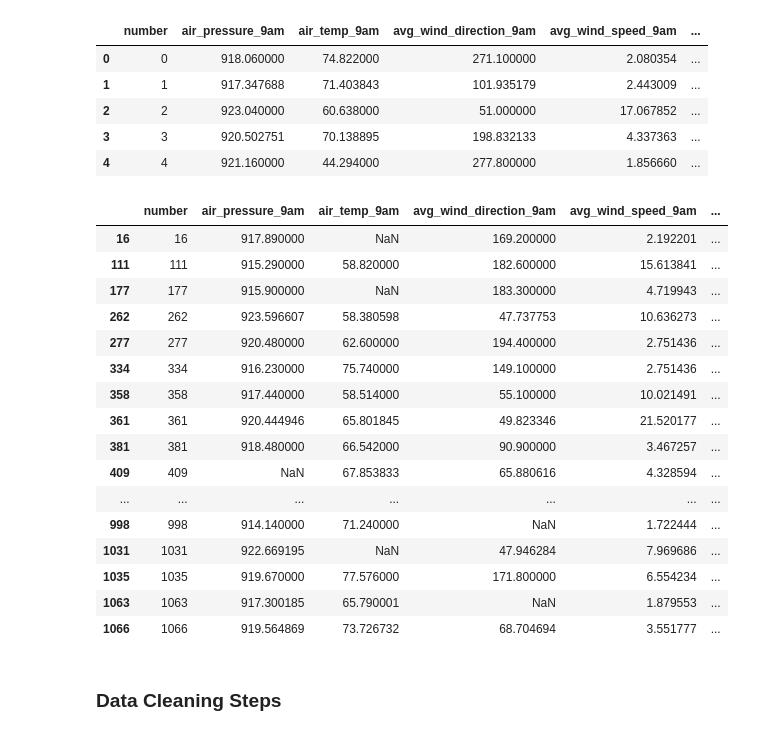
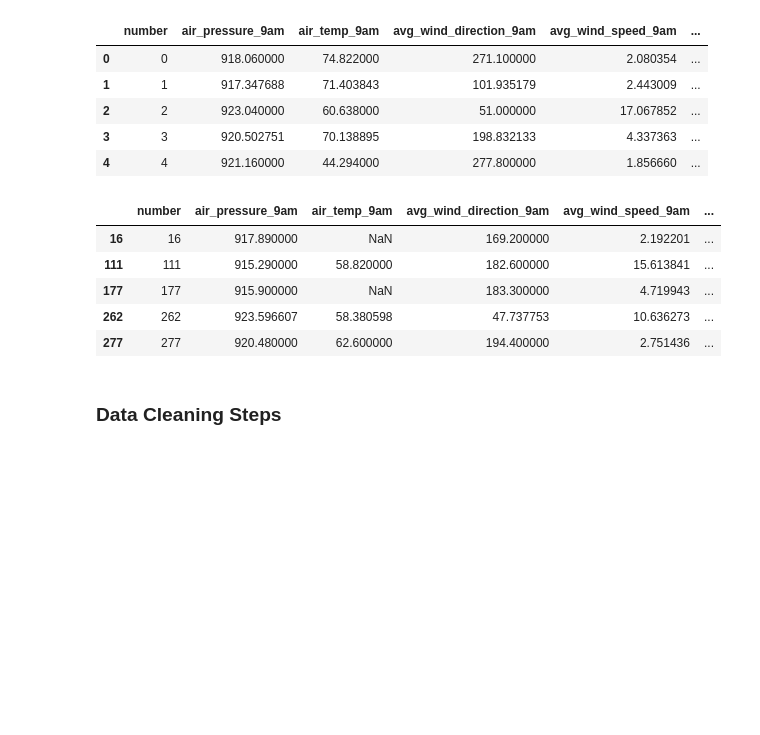
Before and after one commit to mrnlklta/Data-Science, a Jupyter notebook: Classification of Weather Data using DecisionTreeClassifier/Classification of Weather Data using DecisionTreeClassifier.ipynb, the cells around one changed output. Cells and saved outputs as stored; diff of their text form; code cells hidden in the pictures; blank space fills up the shorter version.

```diff
--- a/Classification of Weather Data using DecisionTreeClassifier/Classification of Weather Data using DecisionTreeClassifier.ipynb
+++ b/Classification of Weather Data using DecisionTreeClassifier/Classification of Weather Data using DecisionTreeClassifier.ipynb
@@ -53,25 +54,14 @@ data.head()
 | 3 | 3 | 920.502751 | 70.138895 | 198.832133 | 4.337363 | ... |
 | 4 | 4 | 921.160000 | 44.294000 | 277.800000 | 1.856660 | ... |
 # %%
-data[data.isnull().any(axis=1)]
+data[data.isnull().any(axis=1)].head()
 # %% [output]
 |  | number | air_pressure_9am | air_temp_9am | avg_wind_direction_9am | avg_wind_speed_9am | ... |
 | 16 | 16 | 917.890000 | NaN | 169.200000 | 2.192201 | ... |
 | 111 | 111 | 915.290000 | 58.820000 | 182.600000 | 15.613841 | ... |
 | 177 | 177 | 915.900000 | NaN | 183.300000 | 4.719943 | ... |
 | 262 | 262 | 923.596607 | 58.380598 | 47.737753 | 10.636273 | ... |
 | 277 | 277 | 920.480000 | 62.600000 | 194.400000 | 2.751436 | ... |
-| 334 | 334 | 916.230000 | 75.740000 | 149.100000 | 2.751436 | ... |
-| 358 | 358 | 917.440000 | 58.514000 | 55.100000 | 10.021491 | ... |
-| 361 | 361 | 920.444946 | 65.801845 | 49.823346 | 21.520177 | ... |
-| 381 | 381 | 918.480000 | 66.542000 | 90.900000 | 3.467257 | ... |
-| 409 | 409 | NaN | 67.853833 | 65.880616 | 4.328594 | ... |
-| ... | ... | ... | ... | ... | ... | ... |
-| 998 | 998 | 914.140000 | 71.240000 | NaN | 1.722444 | ... |
-| 1031 | 1031 | 922.669195 | NaN | 47.946284 | 7.969686 | ... |
-| 1035 | 1035 | 919.670000 | 77.576000 | 171.800000 | 6.554234 | ... |
-| 1063 | 1063 | 917.300185 | 65.790001 | NaN | 1.879553 | ... |
-| 1066 | 1066 | 919.564869 | 73.726732 | 68.704694 | 3.551777 | ... |
 # %% [markdown]
 ### Data Cleaning Steps
 # %% [markdown]
```
Also changed, not shown: parts of 23 cells of this notebook, 1 other file.
